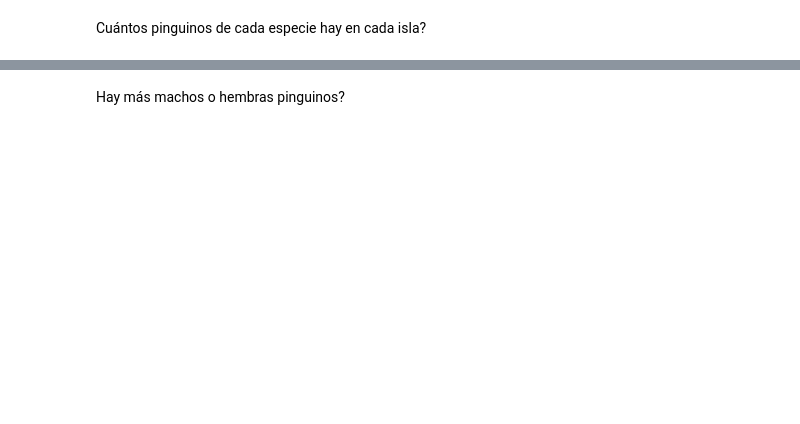
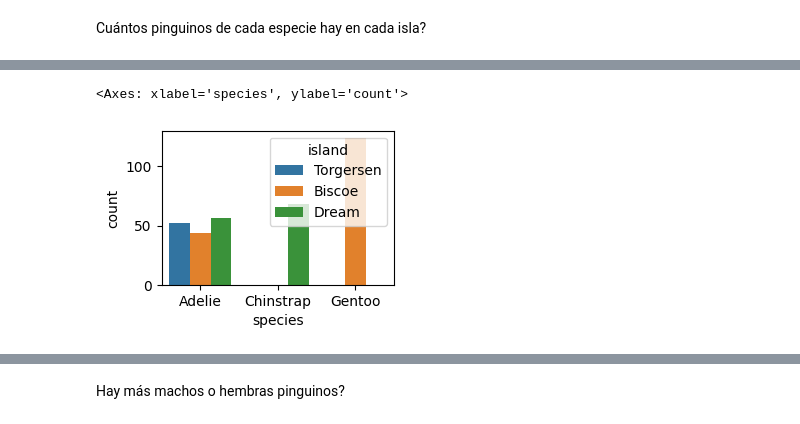
Before and after one commit to poacosta/ml_esesa_2024, a Jupyter notebook: 01.seaborn.ipynb, the cells around one changed output, grey strips where cells are left out. Cells and saved outputs as stored; diff of their text form; code cells hidden in the pictures; blank space fills up the shorter version.

```diff
--- a/01.seaborn.ipynb
+++ b/01.seaborn.ipynb
@@ -27,0 +106,5 @@ Intenta utilizar colores apropiados y coherentes durante la resolución de los e
+# %%
+sns.countplot(x=df.species, hue=df.island)
+# %% [output]
+<Axes: xlabel='species', ylabel='count'>
+[figure, added]
```
Also changed, not shown: parts of 46 cells of this notebook, 2 other files.
